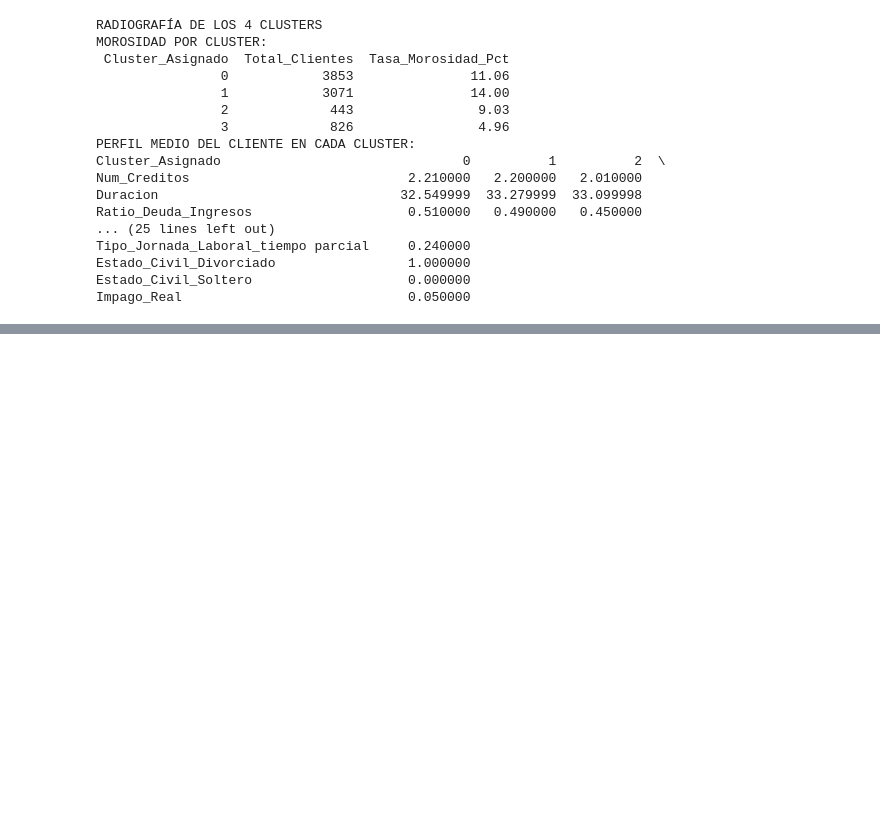
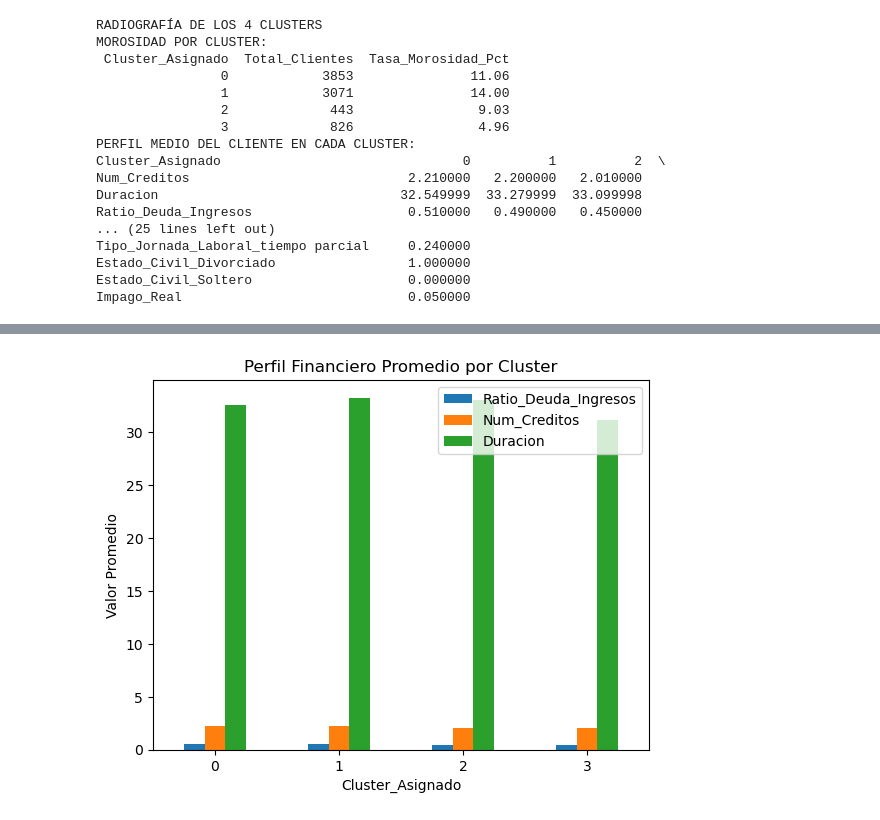
Before and after one commit to aketxx/Reto_07_Morado, a Jupyter notebook: Code/Clusters.ipynb, the cells around one changed output, grey strips where cells are left out. Cells and saved outputs as stored; diff of their text form; code cells hidden in the pictures; blank space fills up the shorter version.

```diff
--- a/Code/Clusters.ipynb
+++ b/Code/Clusters.ipynb
@@ -225,0 +270,16 @@ Impago_Real                             0.050000
+# %%
+variables_clave = [
+    "Ratio_Deuda_Ingresos",
+    "Num_Creditos",
+    "Duracion"
+]
+
+perfil_financiero = df_perfil_limpio.groupby("Cluster_Asignado")[variables_clave].mean()
+
+perfil_financiero.plot(kind='bar')
+plt.title("Perfil Financiero Promedio por Cluster")
+plt.ylabel("Valor Promedio")
+plt.xticks(rotation=0)
+plt.show()
+# %% [output]
+[figure, added]
```
Also changed, not shown: parts of 4 cells of this notebook.
